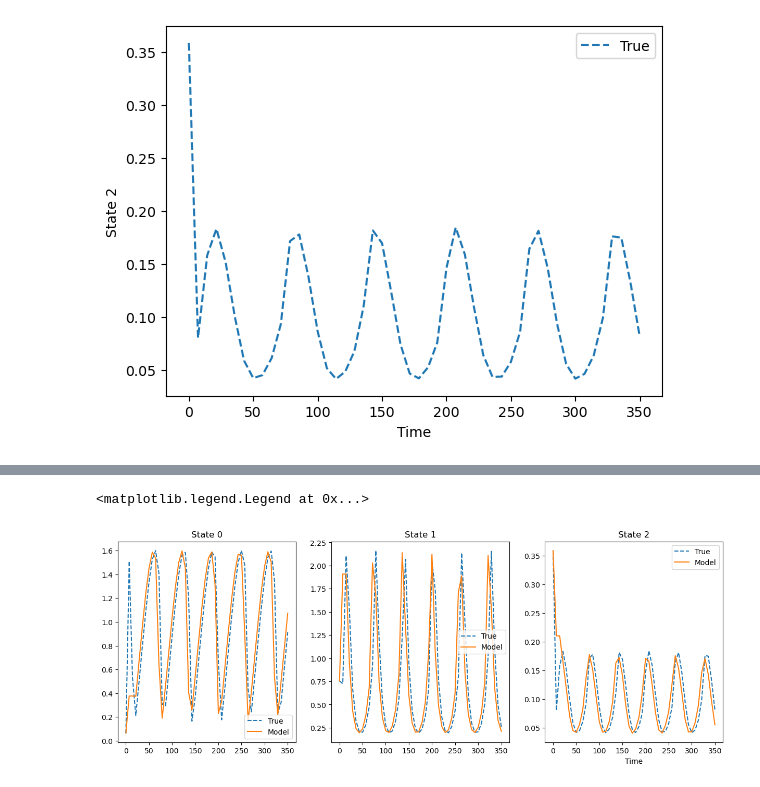
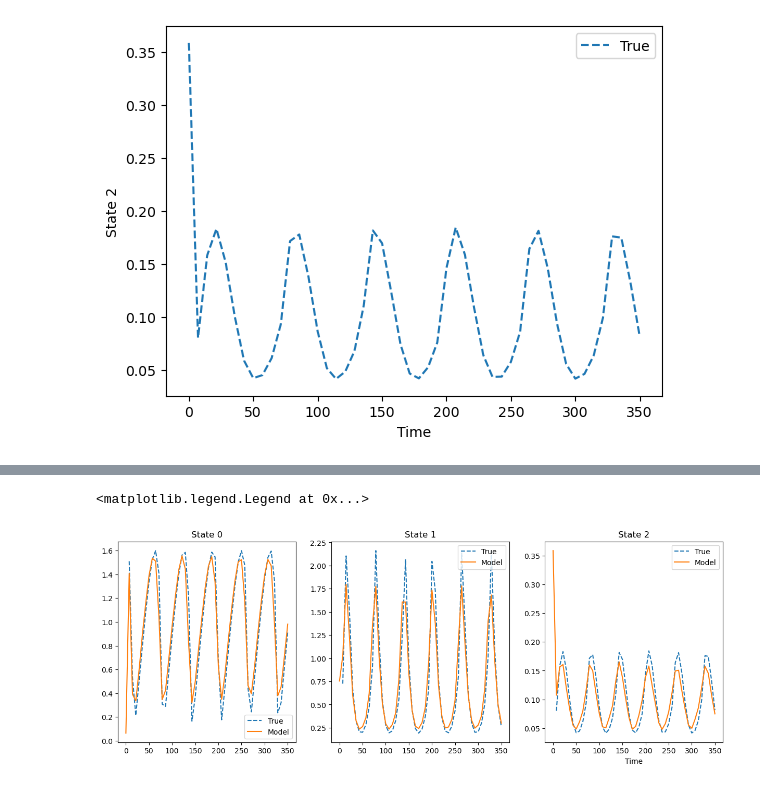
Before and after one commit to BlakePR/ME595ML, a Jupyter notebook: hw7/hw7 copy.ipynb, the cells around one changed output, grey strips where cells are left out. Drawn from its saved outputs; the diff is of its cells as text; code cells hidden in the pictures.

```diff
--- a/hw7/hw7 copy.ipynb
+++ b/hw7/hw7 copy.ipynb
@@ -135,7 +135,7 @@ def generate_traj(Yi, model, nt):
         xrecons.append(xrecon)
         z = model.encoder(xpreds[-1])
         kz = z0
-        for _ in range(i):
+        for _ in range(i + 1):
             kz = model.K_matrix(kz)
         xpred = model.decoder(kz)
         zs.append(z)
@@ -279,29 +279,29 @@ plt.legend()
 # %%
 fig, ax = plt.subplots(1, 3, figsize=(15, 5))
 ytrue = Ytest[0, :, :].detach().numpy()
 ymodel = xpreds.detach().numpy()
 tvect = tvec
 
-ax[0].plot(tvect, ytrue[:, 0], "--", label="True")
+ax[0].plot(tvect[1:], ytrue[1:, 0], "--", label="True")
 if ymodel is not None:
     ax[0].plot(tvect, ymodel[:, 0], "-", label="Model")
 plt.xlabel("Time")
 ax[0].set_title("State 0")
 ax[0].legend()
 
-ax[1].plot(tvect, ytrue[:, 1], "--", label="True")
+ax[1].plot(tvect[1:], ytrue[1:, 1], "--", label="True")
 if ymodel is not None:
     ax[1].plot(tvect, ymodel[:, 1], "-", label="Model")
 # ax[1].xlabel("Time")
 ax[1].set_title("State 1")
 ax[1].legend()
 
-ax[2].plot(tvect, ytrue[:, 2], "--", label="True")
+ax[2].plot(tvect[1:], ytrue[1:, 2], "--", label="True")
 if ymodel is not None:
     ax[2].plot(tvect, ymodel[:, 2], "-", label="Model")
 # ax[2].xlabel("Time")
 ax[2].set_title("State 2")
 ax[2].legend()
 # %% [output]
 <matplotlib.legend.Legend at 0x...>
-[figure, old version]
+[figure, new version]
```
Also changed, not shown: parts of 1 cell of this notebook, 2 other files.
